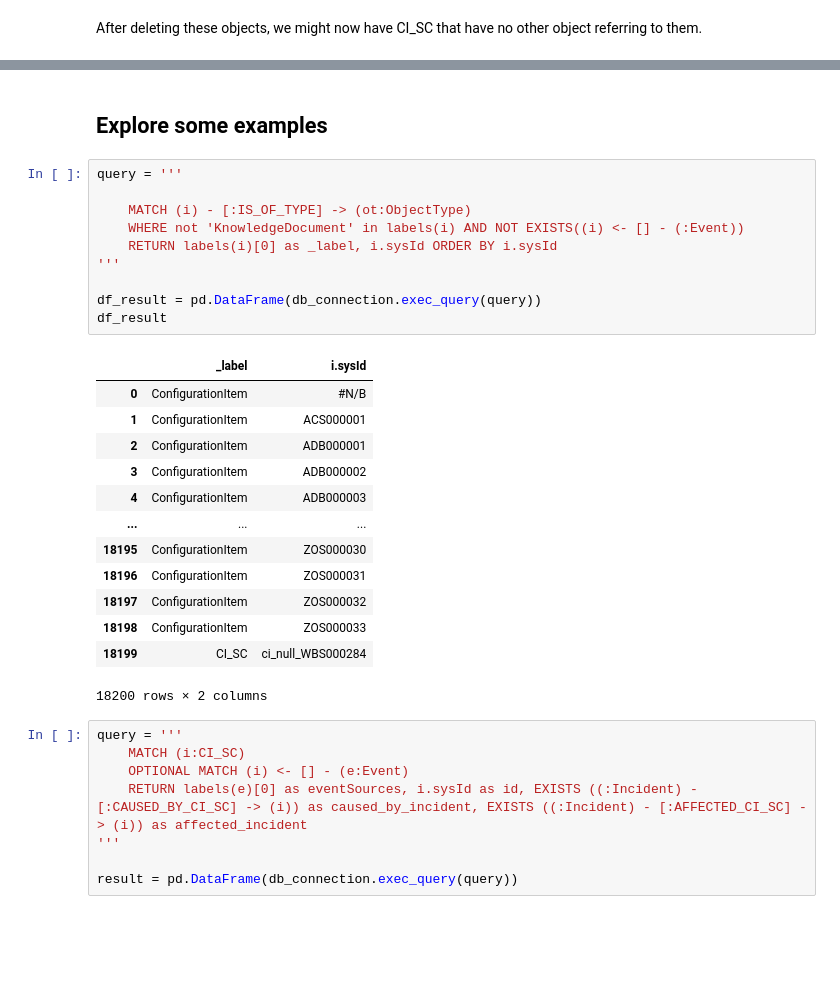
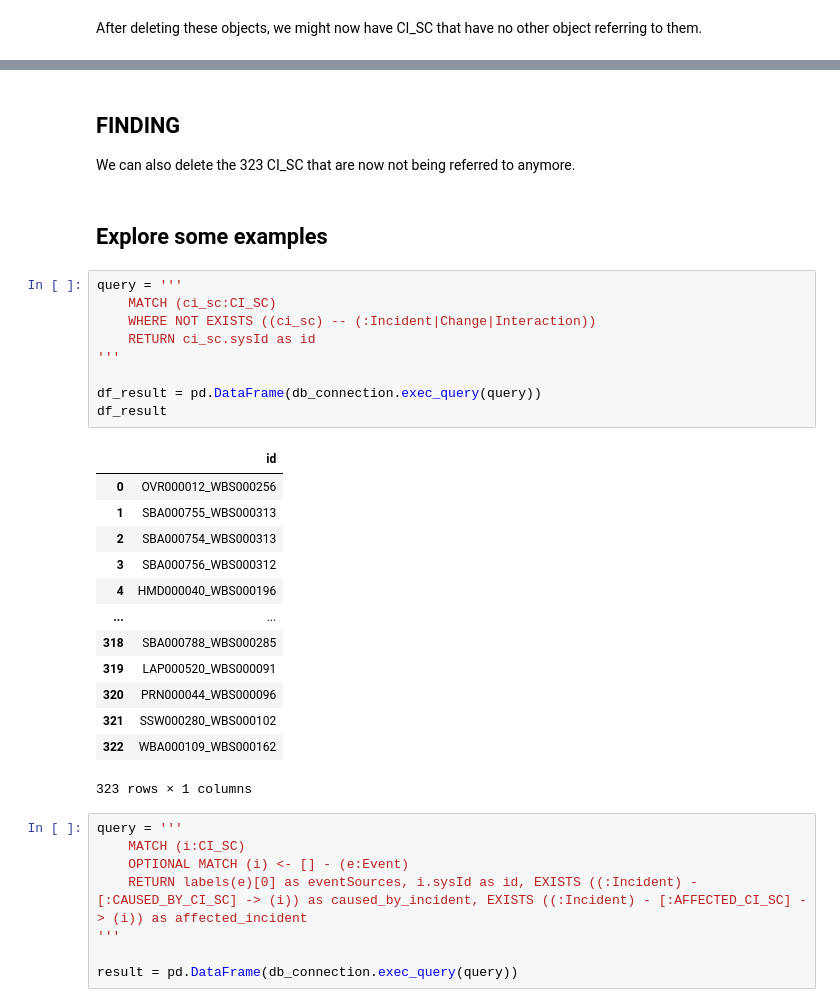
Before and after one commit to Ava-S/EKG_BPIC2014_Notebook, a Jupyter notebook: 1_1_analysis_objects_without_events.ipynb, the cells around one changed output, grey strips where cells are left out. Drawn from its saved outputs; the diff is of its cells as text; blank space fills up the shorter version.

Commit message:
Check why CI_SC have missing events

```diff
--- a/1_1_analysis_objects_without_events.ipynb
+++ b/1_1_analysis_objects_without_events.ipynb
@@ -125,29 +95,31 @@ pd.DataFrame(db_connection.exec_query(query))
+# %% [markdown]
+## FINDING
+We can also delete the 323 CI_SC that are now not being referred to anymore.
 # %% [markdown]
 ## Explore some examples
 # %%
 query = '''
-
-    MATCH (i) - [:IS_OF_TYPE] -> (ot:ObjectType)
-    WHERE not 'KnowledgeDocument' in labels(i) AND NOT EXISTS((i) <- [] - (:Event))
-    RETURN labels(i)[0] as _label, i.sysId ORDER BY i.sysId
+    MATCH (ci_sc:CI_SC)
+    WHERE NOT EXISTS ((ci_sc) -- (:Incident|Change|Interaction))
+    RETURN ci_sc.sysId as id
 '''
 
 df_result = pd.DataFrame(db_connection.exec_query(query))
 df_result
 # %% [output]
-|  | _label | i.sysId |
-| 0 | ConfigurationItem | #N/B |
-| 1 | ConfigurationItem | ACS000001 |
-| 2 | ConfigurationItem | ADB000001 |
-| 3 | ConfigurationItem | ADB000002 |
-| 4 | ConfigurationItem | ADB000003 |
-| ... | ... | ... |
-| 18195 | ConfigurationItem | ZOS000030 |
-| 18196 | ConfigurationItem | ZOS000031 |
-| 18197 | ConfigurationItem | ZOS000032 |
-| 18198 | ConfigurationItem | ZOS000033 |
-| 18199 | CI_SC | ci_null_WBS000284 |
+|  | id |
+| 0 | OVR000012_WBS000256 |
+| 1 | SBA000755_WBS000313 |
+| 2 | SBA000754_WBS000313 |
+| 3 | SBA000756_WBS000312 |
+| 4 | HMD000040_WBS000196 |
+| ... | ... |
+| 318 | SBA000788_WBS000285 |
+| 319 | LAP000520_WBS000091 |
+| 320 | PRN000044_WBS000096 |
+| 321 | SSW000280_WBS000102 |
+| 322 | WBA000109_WBS000162 |
-18200 rows × 2 columns
+323 rows × 1 columns
 # %%
 query = '''
     MATCH (i:CI_SC)
```
Also changed, not shown: parts of 5 cells of this notebook.
